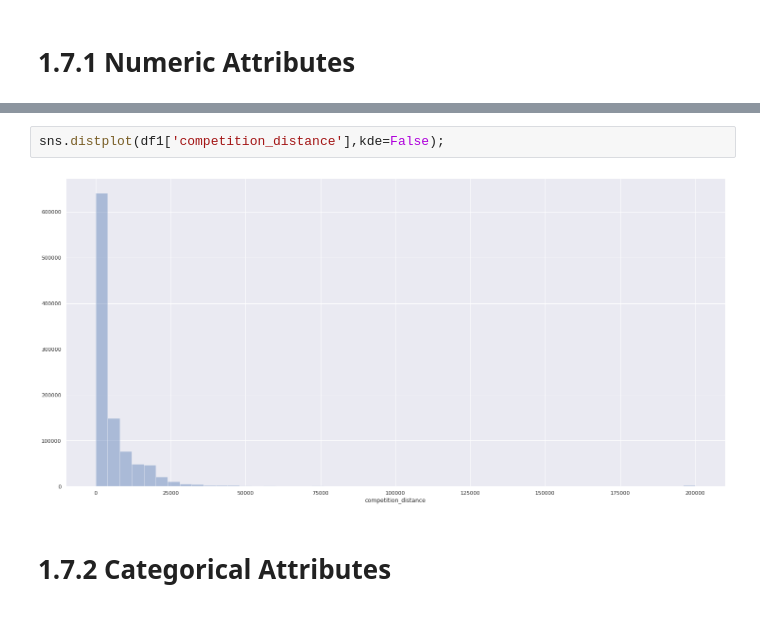
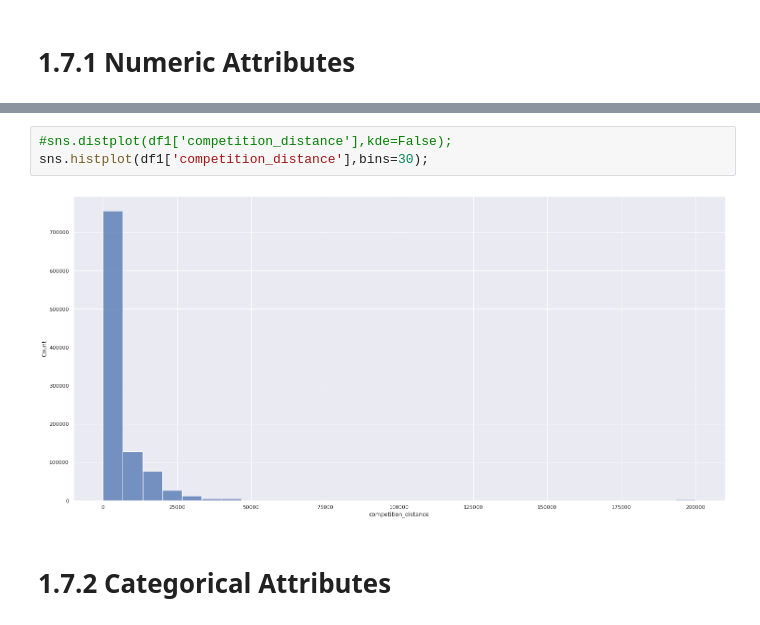
Before and after one commit to guiaraujofreitas/Rossmann-Store-Sales, a Jupyter notebook: m05_Store_Sales_prediction.ipynb, the cells around one changed output, grey strips where cells are left out. Drawn from its saved outputs; the diff is of its cells as text.

```diff
--- a/m05_Store_Sales_prediction.ipynb
+++ b/m05_Store_Sales_prediction.ipynb
@@ -311,9 +311,10 @@ m1
 | 12 | promo2_since_year | 2012.793297 | 2013.0 | 2009.0 | 2015.0 | 6.0 | 1.662657 | -0.784436 | -0.210075 |
 | 13 | is_promo | 0.165966 | 0.0 | 0.0 | 1.0 | 1.0 | 0.372050 | 1.795644 | 1.224338 |
 # %%
-sns.distplot(df1['competition_distance'],kde=False);
+#sns.distplot(df1['competition_distance'],kde=False);
+sns.histplot(df1['competition_distance'],bins=30);
 # %% [output]
-[figure, old version]
+[figure, new version]
 # %% [markdown]
 # 1.7.2 Categorical Attributes
 # %%
```
Also changed, not shown: parts of 14 cells of this notebook.
